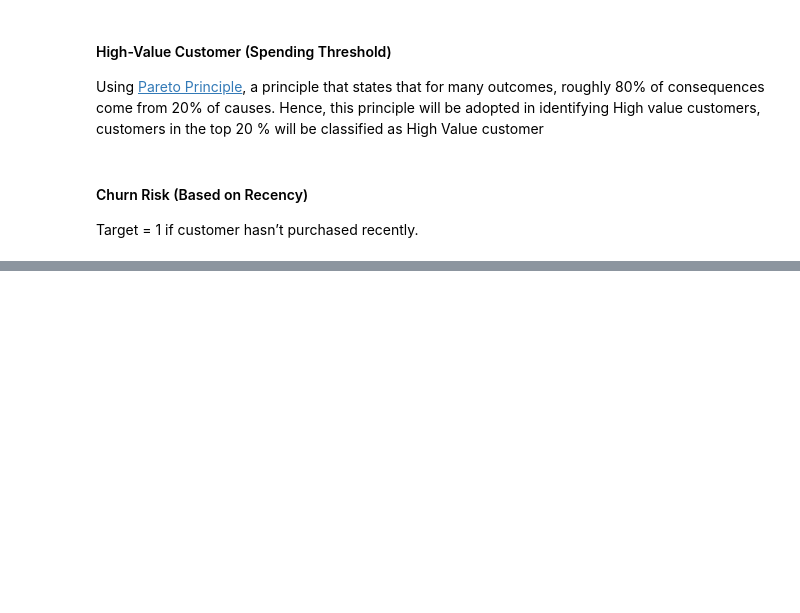
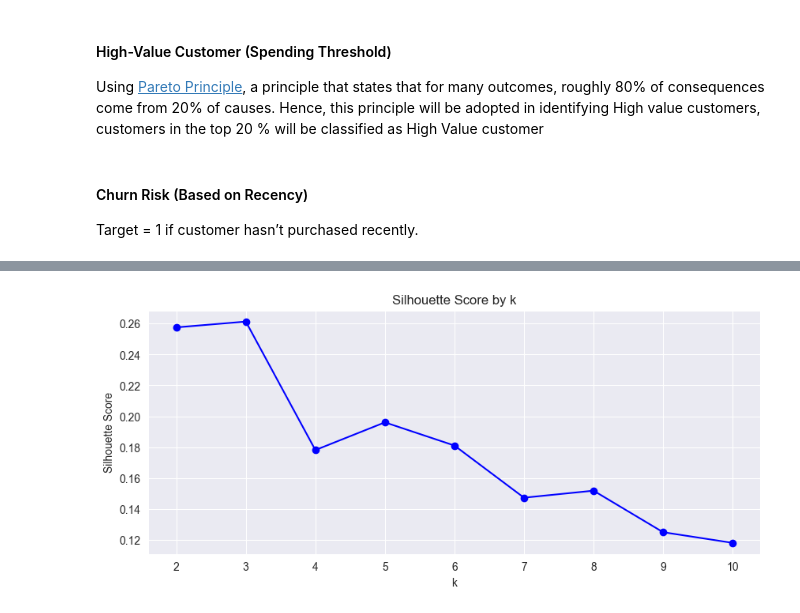
Before and after one commit to JuliusFemi/Capstone_project, a Jupyter notebook: code.ipynb, the cells around one changed output, grey strips where cells are left out. Cells and saved outputs as stored; diff of their text form; code cells hidden in the pictures; blank space fills up the shorter version.

```diff
--- a/code.ipynb
+++ b/code.ipynb
@@ -2138,0 +2472,11 @@ customer_df['target_churn'] = (customer_df['recency_days'] > 90)
+# %%
+# Plot Silhouette Scores
+plt.figure(figsize=(10,4))
+plt.plot(K, sil_scores, 'bo-')
+plt.xlabel('k')
+plt.ylabel('Silhouette Score')
+plt.title('Silhouette Score by k')
+plt.savefig('Graphs/silhouettescore_k_plot.png')
+plt.show()
+# %% [output]
+[figure, added]
```
Also changed, not shown: parts of 45 cells of this notebook, 4 other files.
